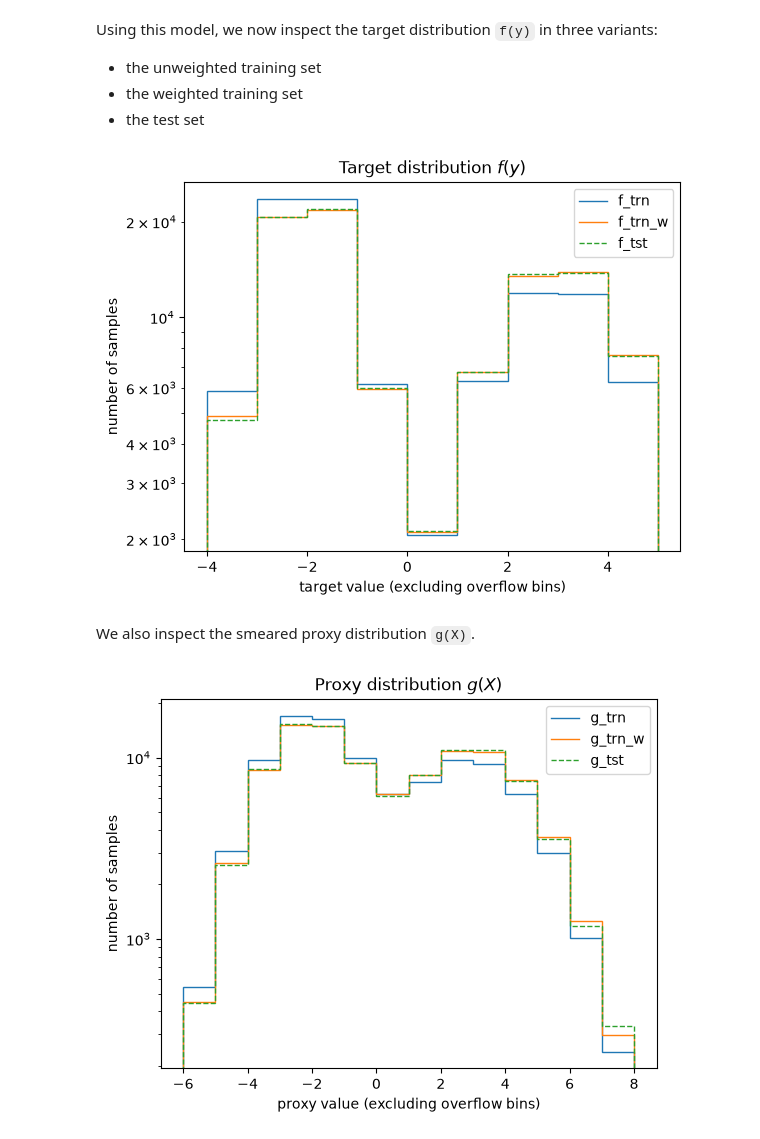
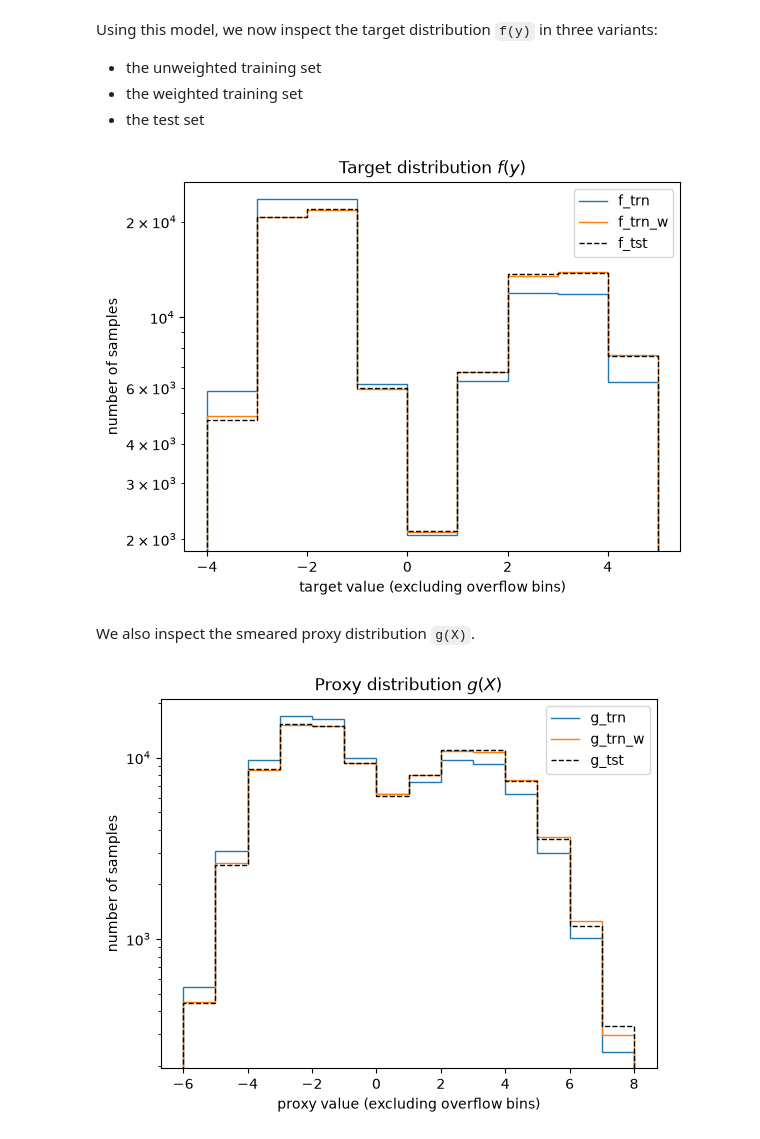
Before and after one commit to mirkobunse/caife, a Jupyter notebook: examples/quickstart.ipynb, the cells around one changed output. Saved outputs shown, nothing was run; the diff lists cells and outputs as text; code cells hidden in the pictures.

```diff
--- a/examples/quickstart.ipynb
+++ b/examples/quickstart.ipynb
@@ -48,19 +49,19 @@ Using this model, we now inspect the target distribution `f(y)` in three variant
 # %%
 f_trn = model.target_view(y_trn)
 f_trn_w = model.target_view(y_trn, sample_weight=w_trn)
 f_tst = model.target_view(y_tst)
 
 plt.stairs(f_trn[1:-1], edges=target_bins[1:-1], label="f_trn") # exclude over-flow bins
 plt.stairs(f_trn_w[1:-1], edges=target_bins[1:-1], label="f_trn_w")
-plt.stairs(f_tst [1:-1], edges=target_bins[1:-1], ls="--", label="f_tst")
+plt.stairs(f_tst [1:-1], edges=target_bins[1:-1], ls="--", color="black", label="f_tst")
 plt.yscale("log")
 plt.xlabel("target value (excluding overflow bins)")
 plt.ylabel("number of samples")
 plt.title("Target distribution $f(y)$")
 plt.legend()
 plt.show()
 # %% [output]
-[figure, old version]
+[figure, new version]
 # %% [markdown]
 We also inspect the smeared proxy distribution `g(X)`.
 # %%
@@ -70,7 +71,7 @@ g_tst = model.proxy_view(X_tst)
 
 plt.stairs(g_trn[1:-1], edges=proxy_bins[1:-1], label="g_trn") # exclude over-flow bins
 plt.stairs(g_trn_w[1:-1], edges=proxy_bins[1:-1], label="g_trn_w")
-plt.stairs(g_tst [1:-1], edges=proxy_bins[1:-1], ls="--", label="g_tst")
+plt.stairs(g_tst [1:-1], edges=proxy_bins[1:-1], ls="--", color="black", label="g_tst")
 plt.yscale("log")
 plt.xlabel("proxy value (excluding overflow bins)")
 plt.ylabel("number of samples")
@@ -78,4 +79,4 @@ plt.title("Proxy distribution $g(X)$")
 plt.legend()
 plt.show()
 # %% [output]
-[figure, old version]
+[figure, new version]
```
Also changed, not shown: parts of 26 cells of this notebook, 1 other file.
